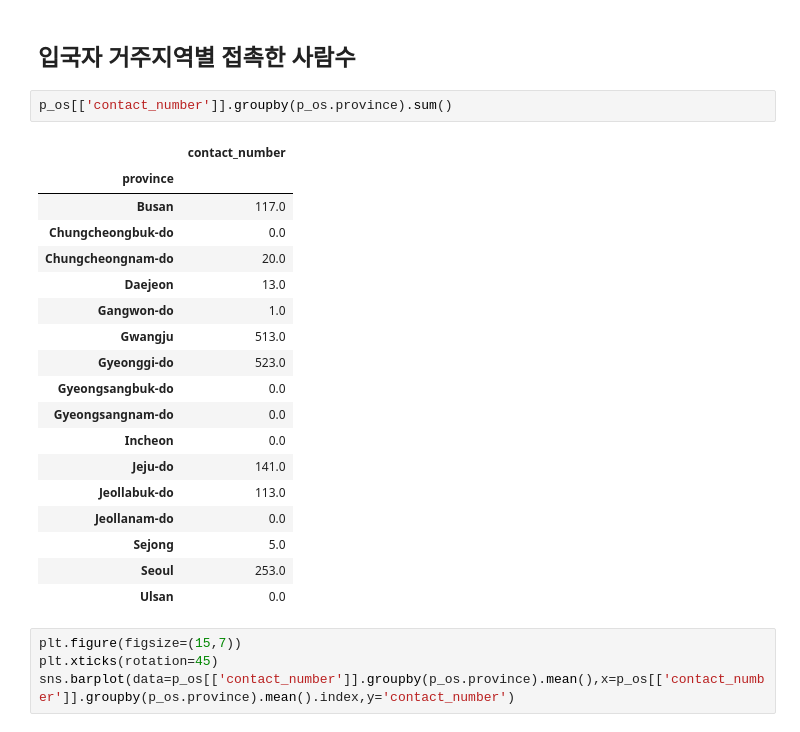
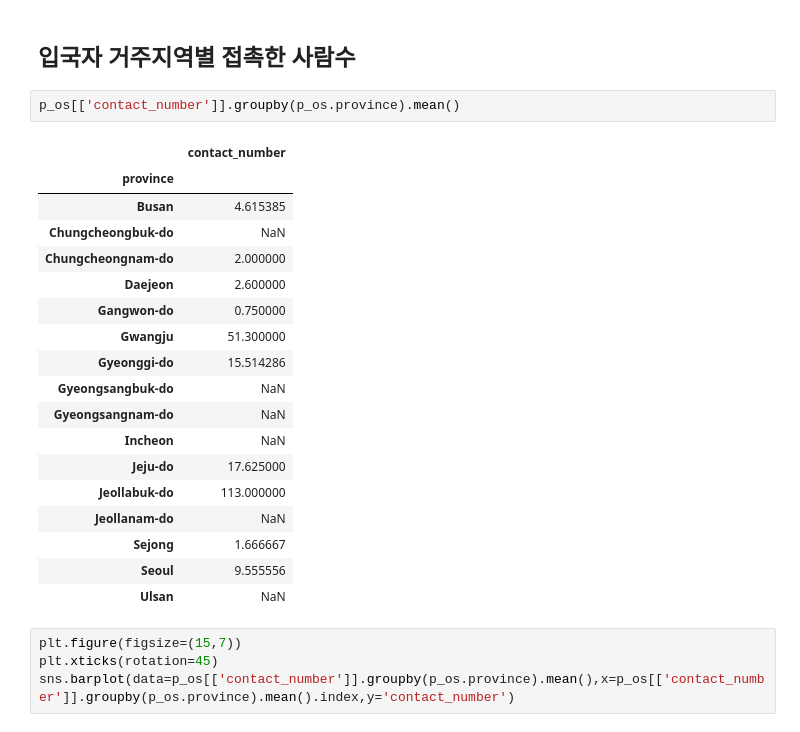
Before and after one commit to dbsgh3344/kaggle_study, a Jupyter notebook: dacon_Corona_Visualization/Oversea inflow.ipynb, the cells around one changed output. Saved outputs shown, nothing was run; the diff lists cells and outputs as text.

```diff
--- a/dacon_Corona_Visualization/Oversea inflow.ipynb
+++ b/dacon_Corona_Visualization/Oversea inflow.ipynb
@@ -139,26 +144,26 @@ sns.countplot(data = p_os,x= p_os.country)
 # %% [markdown]
 ## 입국자 거주지역별 접촉한 사람수
 # %%
-p_os[['contact_number']].groupby(p_os.province).sum()
+p_os[['contact_number']].groupby(p_os.province).mean()
 # %% [output]
 |  | contact_number |
 | province |  |
-| Busan | 117.0 |
-| Chungcheongbuk-do | 0.0 |
-| Chungcheongnam-do | 20.0 |
-| Daejeon | 13.0 |
-| Gangwon-do | 1.0 |
-| Gwangju | 513.0 |
-| Gyeonggi-do | 523.0 |
-| Gyeongsangbuk-do | 0.0 |
-| Gyeongsangnam-do | 0.0 |
-| Incheon | 0.0 |
-| Jeju-do | 141.0 |
-| Jeollabuk-do | 113.0 |
-| Jeollanam-do | 0.0 |
-| Sejong | 5.0 |
-| Seoul | 253.0 |
-| Ulsan | 0.0 |
+| Busan | 4.615385 |
+| Chungcheongbuk-do | NaN |
+| Chungcheongnam-do | 2.000000 |
+| Daejeon | 2.600000 |
+| Gangwon-do | 0.750000 |
+| Gwangju | 51.300000 |
+| Gyeonggi-do | 15.514286 |
+| Gyeongsangbuk-do | NaN |
+| Gyeongsangnam-do | NaN |
+| Incheon | NaN |
+| Jeju-do | 17.625000 |
+| Jeollabuk-do | 113.000000 |
+| Jeollanam-do | NaN |
+| Sejong | 1.666667 |
+| Seoul | 9.555556 |
+| Ulsan | NaN |
 # %%
 plt.figure(figsize=(15,7))
 plt.xticks(rotation=45)
```
Also changed, not shown: parts of 66 cells of this notebook.
